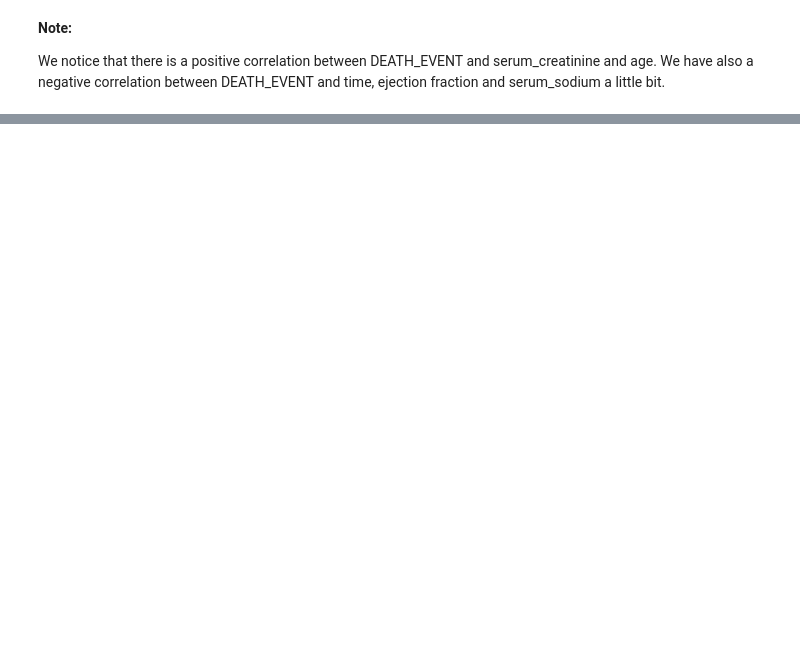
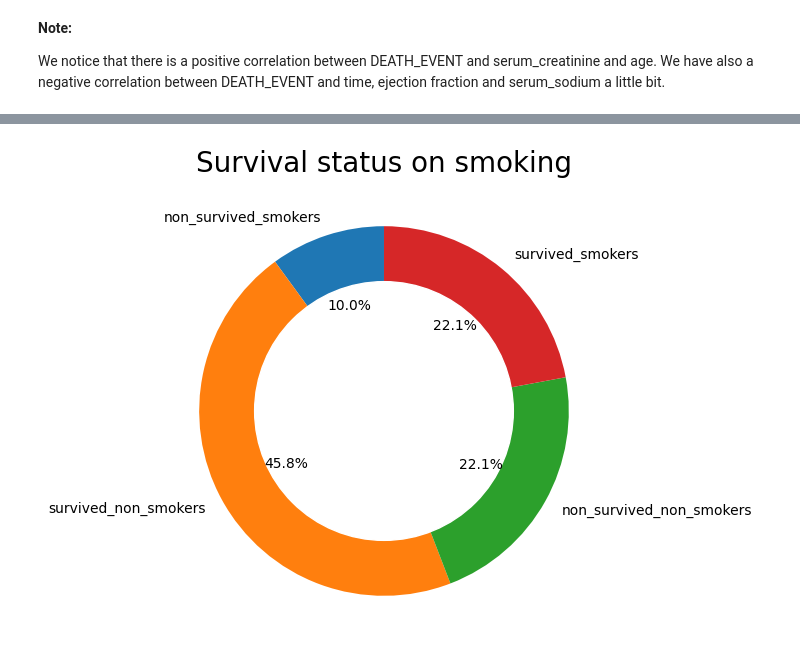
Before and after one commit to adi-kgp/analytics-projects, a Jupyter notebook: heart-failure-prediction/heart-failure-prediction-ml.ipynb, the cells around one changed output, grey strips where cells are left out. Cells and saved outputs as stored; diff of their text form; code cells hidden in the pictures; blank space fills up the shorter version.

```diff
--- a/heart-failure-prediction/heart-failure-prediction-ml.ipynb
+++ b/heart-failure-prediction/heart-failure-prediction-ml.ipynb
@@ -186,0 +219,22 @@ We notice that there is a positive correlation between DEATH_EVENT and serum_cre
+# %%
+# Analyzing the survival status on smoking
+smokers = data[data['smoking']==1]
+non_smokers = data[data['smoking']==0]
+
+non_survived_smokers = smokers[smokers["DEATH_EVENT"]==1]
+survived_non_smokers = non_smokers[non_smokers["DEATH_EVENT"]==0]
+non_survived_non_smokers = non_smokers[non_smokers["DEATH_EVENT"]==1]
+survived_smokers = smokers[smokers["DEATH_EVENT"]==0]
+# %%
+smoking_data = [len(non_survived_smokers), len(survived_non_smokers), len(non_survived_non_smokers), len(survived_smokers)]
+smoking_labels = ["non_survived_smokers", "survived_non_smokers", "non_survived_non_smokers", "survived_smokers"]
+
+plt.figure(figsize=(6,6))
+plt.pie(smoking_data, labels=smoking_labels, autopct='%.1f%%', startangle=90)
+circle = plt.Circle((0,0), 0.7, color="white")
+p = plt.gcf()
+p.gca().add_artist(circle)
+plt.title("Survival status on smoking", fontsize=20)
+plt.show()
+# %% [output]
+[figure, added]
```
Also changed, not shown: parts of 33 cells of this notebook.
